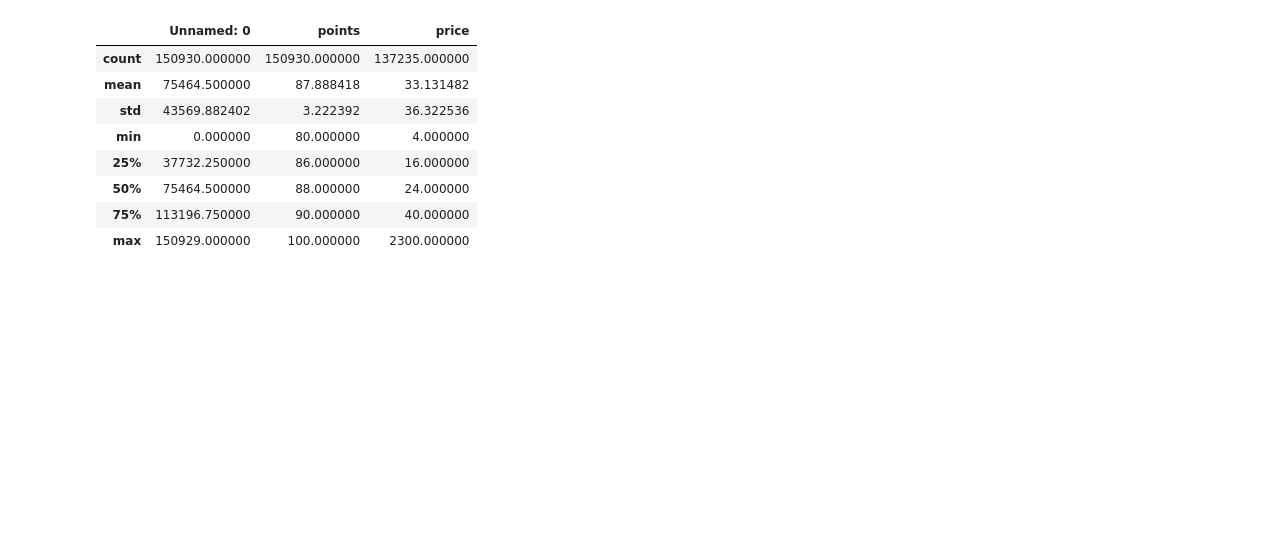
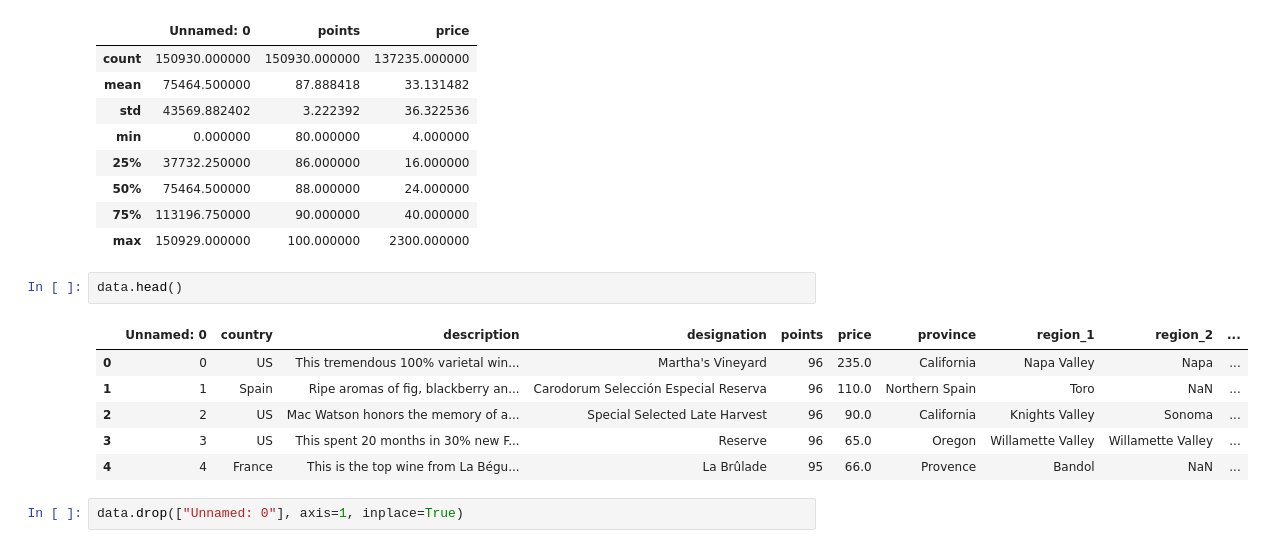
Before and after one commit to MariaHarris24/ECE_143_Project, a Jupyter notebook: Wine_testing.ipynb, the cells around one changed output. Saved outputs shown, nothing was run; the diff lists cells and outputs as text; blank space fills up the shorter version.

```diff
--- a/Wine_testing.ipynb
+++ b/Wine_testing.ipynb
@@ -57,3 +63,14 @@ data.describe()
 | 50% | 75464.500000 | 88.000000 | 24.000000 |
 | 75% | 113196.750000 | 90.000000 | 40.000000 |
 | max | 150929.000000 | 100.000000 | 2300.000000 |
+# %%
+data.head()
+# %% [output]
+|  | Unnamed: 0 | country | description | designation | points | price | province | region_1 | region_2 | ... |
+| 0 | 0 | US | This tremendous 100% varietal win... | Martha's Vineyard | 96 | 235.0 | California | Napa Valley | Napa | ... |
+| 1 | 1 | Spain | Ripe aromas of fig, blackberry an... | Carodorum Selección Especial Reserva | 96 | 110.0 | Northern Spain | Toro | NaN | ... |
+| 2 | 2 | US | Mac Watson honors the memory of a... | Special Selected Late Harvest | 96 | 90.0 | California | Knights Valley | Sonoma | ... |
+| 3 | 3 | US | This spent 20 months in 30% new F... | Reserve | 96 | 65.0 | Oregon | Willamette Valley | Willamette Valley | ... |
+| 4 | 4 | France | This is the top wine from La Bégu... | La Brûlade | 95 | 66.0 | Provence | Bandol | NaN | ... |
+# %%
+data.drop(["Unnamed: 0"], axis=1, inplace=True)
```
Also changed, not shown: parts of 10 cells of this notebook.
